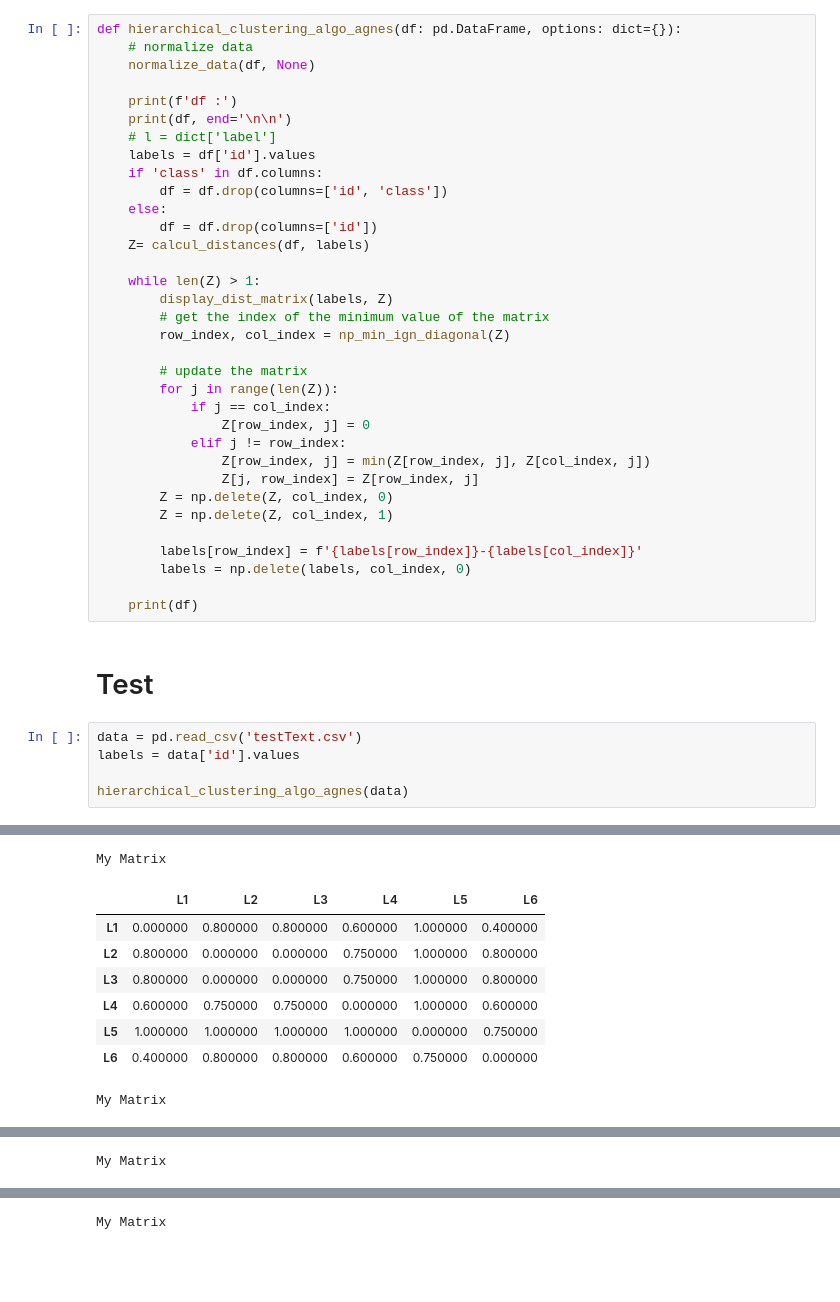
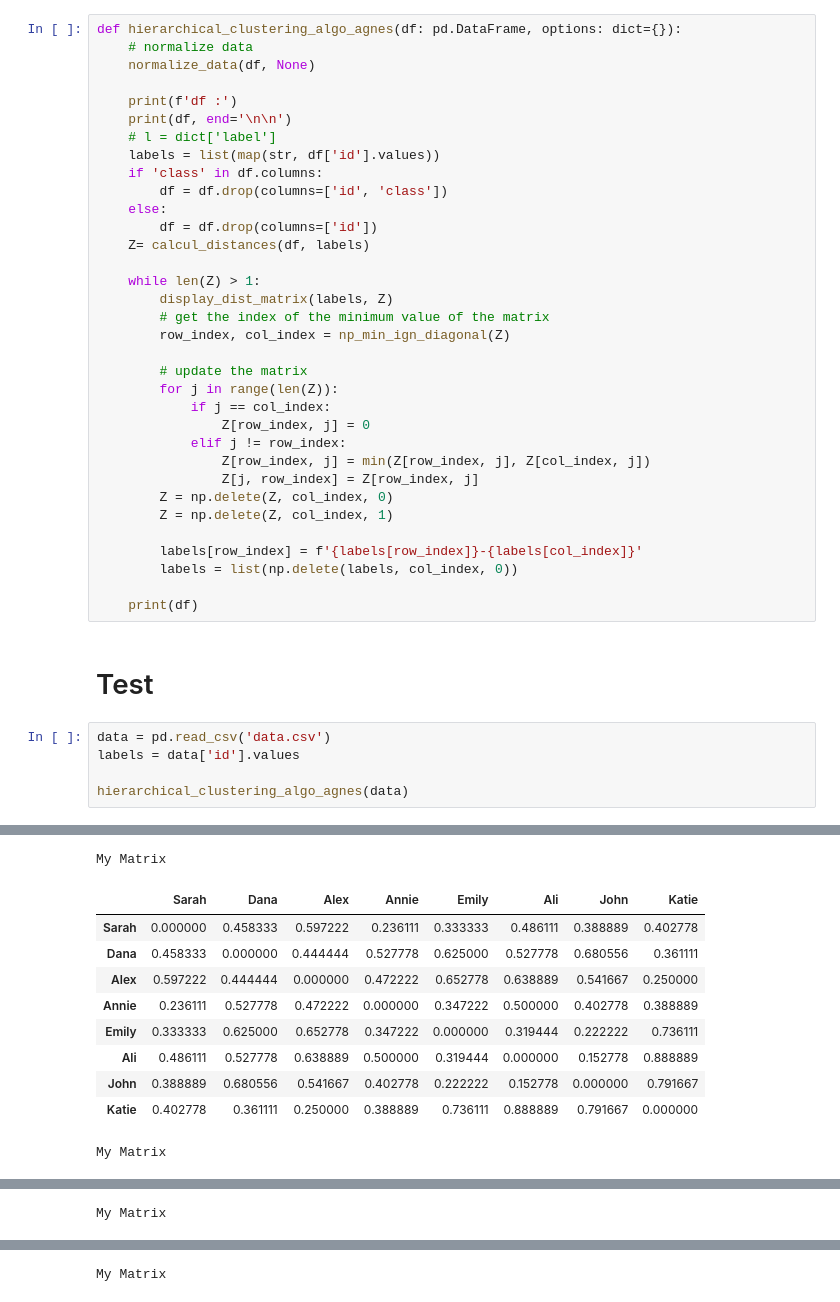
Before and after one commit to w0l1d/ILISI2_AI_Mining_algos_impl, a Jupyter notebook: algo_impl/data_mining/hierar_clust_notebook.ipynb, the cells around one changed output, grey strips where cells are left out. Saved outputs shown, nothing was run; the diff lists cells and outputs as text; blank space fills up the shorter version.

Commit message:
fixed ages label is int type problem

```diff
--- a/algo_impl/data_mining/hierar_clust_notebook.ipynb
+++ b/algo_impl/data_mining/hierar_clust_notebook.ipynb
@@ -54,7 +179,7 @@ def hierarchical_clustering_algo_agnes(df: pd.DataFrame, options: dict={}):
     print(f'df :')
     print(df, end='\n\n')
     # l = dict['label']
-    labels = df['id'].values
+    labels = list(map(str, df['id'].values))
     if 'class' in df.columns:
         df = df.drop(columns=['id', 'class'])
     else:
@@ -77,13 +202,13 @@ def hierarchical_clustering_algo_agnes(df: pd.DataFrame, options: dict={}):
         Z = np.delete(Z, col_index, 1)
 
         labels[row_index] = f'{labels[row_index]}-{labels[col_index]}'
-        labels = np.delete(labels, col_index, 0)
+        labels = list(np.delete(labels, col_index, 0))
 
     print(df)
 # %% [markdown]
 # Test
 # %%
-data = pd.read_csv('testText.csv')
+data = pd.read_csv('data.csv')
 labels = data['id'].values
 
 hierarchical_clustering_algo_agnes(data)
@@ -108,9 +233,11 @@ Name: 5, dtype: int64
 My Matrix
-|  | L1 | L2 | L3 | L4 | L5 | L6 |
-| L1 | 0.000000 | 0.800000 | 0.800000 | 0.600000 | 1.000000 | 0.400000 |
-| L2 | 0.800000 | 0.000000 | 0.000000 | 0.750000 | 1.000000 | 0.800000 |
-| L3 | 0.800000 | 0.000000 | 0.000000 | 0.750000 | 1.000000 | 0.800000 |
-| L4 | 0.600000 | 0.750000 | 0.750000 | 0.000000 | 1.000000 | 0.600000 |
-| L5 | 1.000000 | 1.000000 | 1.000000 | 1.000000 | 0.000000 | 0.750000 |
-| L6 | 0.400000 | 0.800000 | 0.800000 | 0.600000 | 0.750000 | 0.000000 |
+|  | Sarah | Dana | Alex | Annie | Emily | Ali | John | Katie |
+| Sarah | 0.000000 | 0.458333 | 0.597222 | 0.236111 | 0.333333 | 0.486111 | 0.388889 | 0.402778 |
+| Dana | 0.458333 | 0.000000 | 0.444444 | 0.527778 | 0.625000 | 0.527778 | 0.680556 | 0.361111 |
+| Alex | 0.597222 | 0.444444 | 0.000000 | 0.472222 | 0.652778 | 0.638889 | 0.541667 | 0.250000 |
+| Annie | 0.236111 | 0.527778 | 0.472222 | 0.000000 | 0.347222 | 0.500000 | 0.402778 | 0.388889 |
+| Emily | 0.333333 | 0.625000 | 0.652778 | 0.347222 | 0.000000 | 0.319444 | 0.222222 | 0.736111 |
+| Ali | 0.486111 | 0.527778 | 0.638889 | 0.500000 | 0.319444 | 0.000000 | 0.152778 | 0.888889 |
+| John | 0.388889 | 0.680556 | 0.541667 | 0.402778 | 0.222222 | 0.152778 | 0.000000 | 0.791667 |
+| Katie | 0.402778 | 0.361111 | 0.250000 | 0.388889 | 0.736111 | 0.888889 | 0.791667 | 0.000000 |
 My Matrix
```
Also changed, not shown: parts of 4 cells of this notebook, 1 other file.
